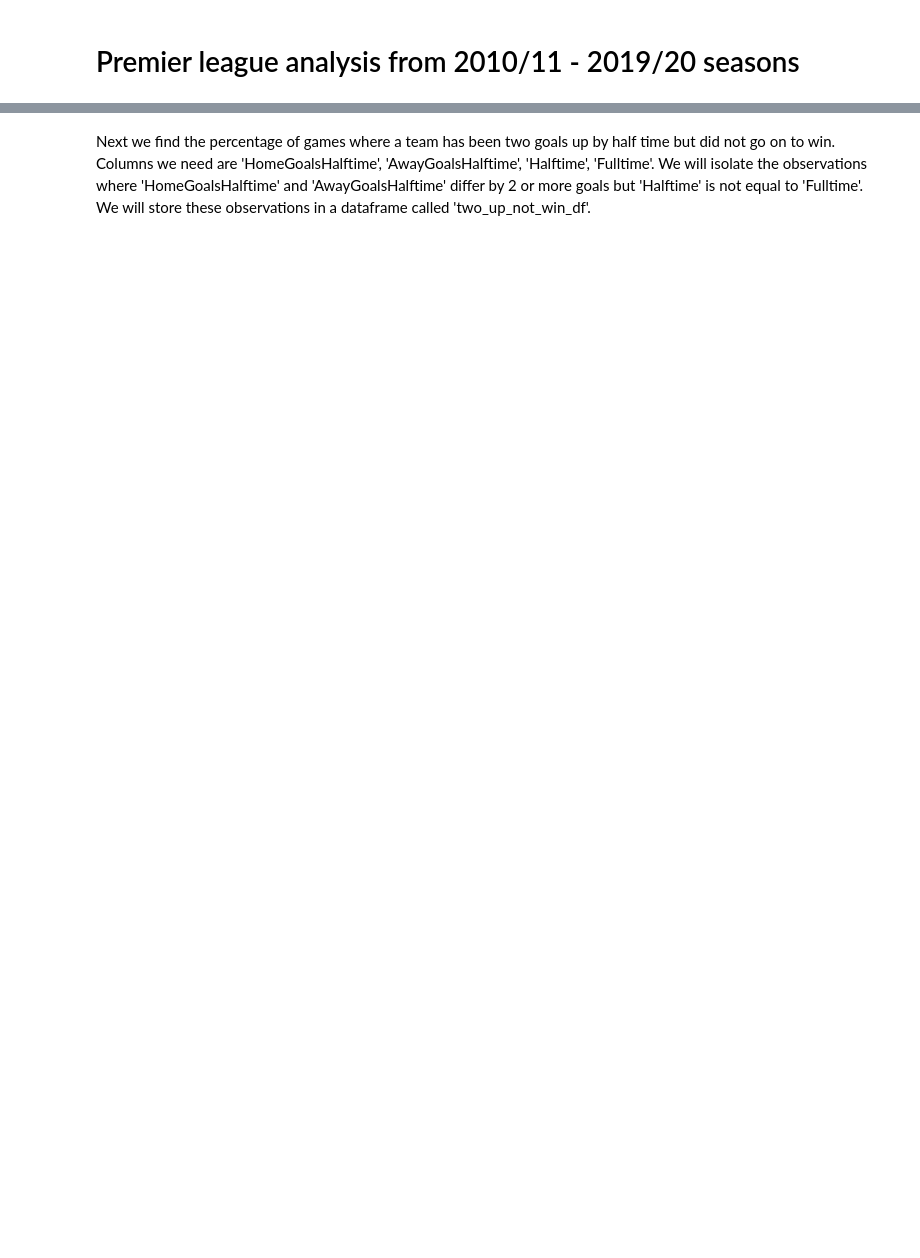
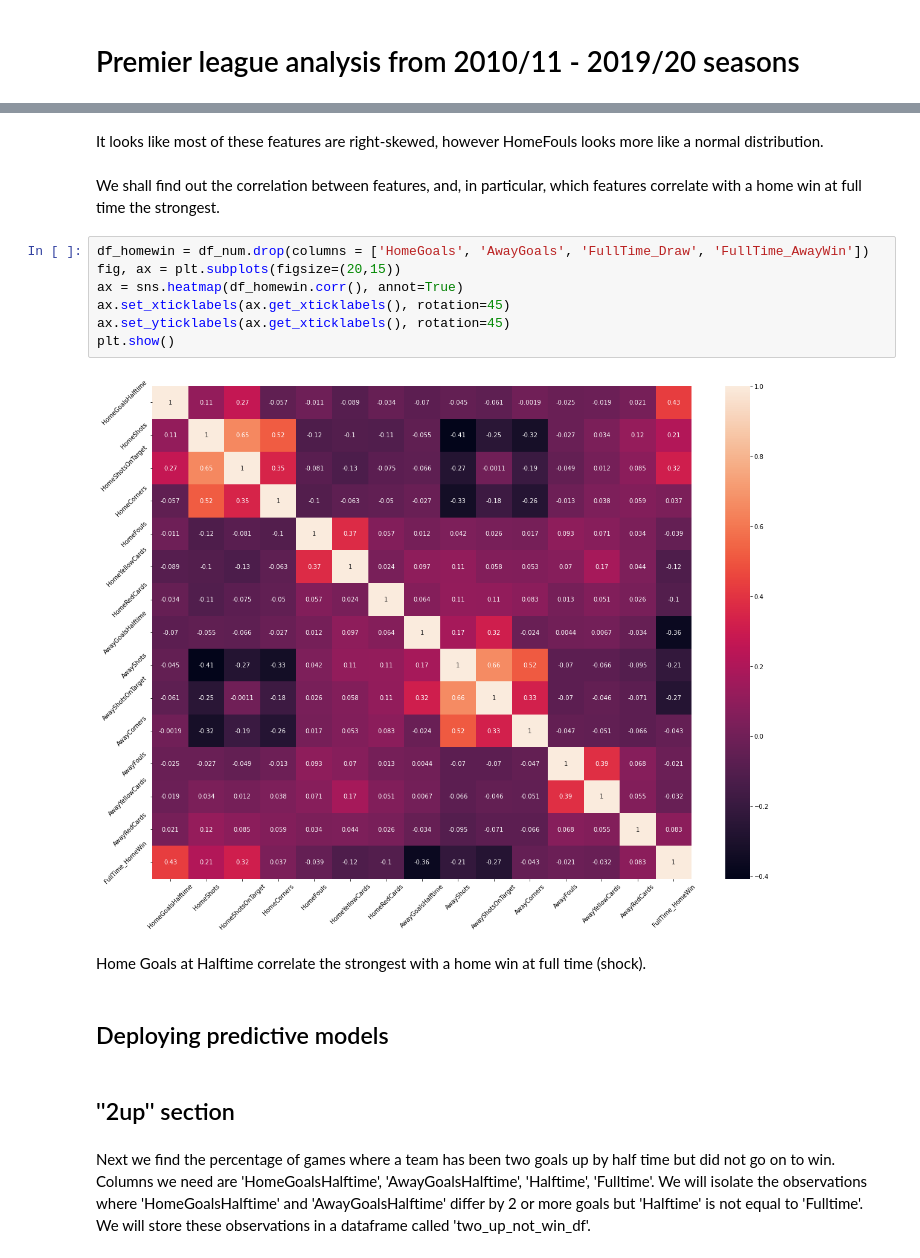
Before and after one commit to jake321southall/football-data-analysis, a Jupyter notebook: football analysis notebook.ipynb, the cells around one changed output, grey strips where cells are left out. Cells and saved outputs as stored; diff of their text form; blank space fills up the shorter version.

```diff
--- a/football analysis notebook.ipynb
+++ b/football analysis notebook.ipynb
@@ -36,3 +169,22 @@ HomeCorners          0
+# %% [markdown]
+It looks like most of these features are right-skewed, however HomeFouls looks more like a normal distribution.
+# %% [markdown]
+We shall find out the correlation between features, and, in particular, which features correlate with a home win at full time the strongest.
+# %%
+df_homewin = df_num.drop(columns = ['HomeGoals', 'AwayGoals', 'FullTime_Draw', 'FullTime_AwayWin'])
+fig, ax = plt.subplots(figsize=(20,15))
+ax = sns.heatmap(df_homewin.corr(), annot=True)
+ax.set_xticklabels(ax.get_xticklabels(), rotation=45)
+ax.set_yticklabels(ax.get_xticklabels(), rotation=45)
+plt.show()
+# %% [output]
+[figure, added]
+# %% [markdown]
+Home Goals at Halftime correlate the strongest with a home win at full time (shock).
+# %% [markdown]
+## Deploying predictive models <a class="anchor" id="Deployingpredictivemodels"></a>
+# %% [markdown]
+## ''2up'' section <a class="anchor" id="2upsection"></a>
 # %% [markdown]
 Next we find the percentage of games where a team has been two goals up by half time but did not go on to win. Columns we need are 'HomeGoalsHalftime', 'AwayGoalsHalftime', 'Halftime', 'Fulltime'. We will isolate the observations where 'HomeGoalsHalftime' and 'AwayGoalsHalftime' differ by 2 or more goals but 'Halftime' is not equal to 'Fulltime'. We will store these observations in a dataframe called 'two_up_not_win_df'.
 # %%
```
Also changed, not shown: parts of 26 cells of this notebook.
